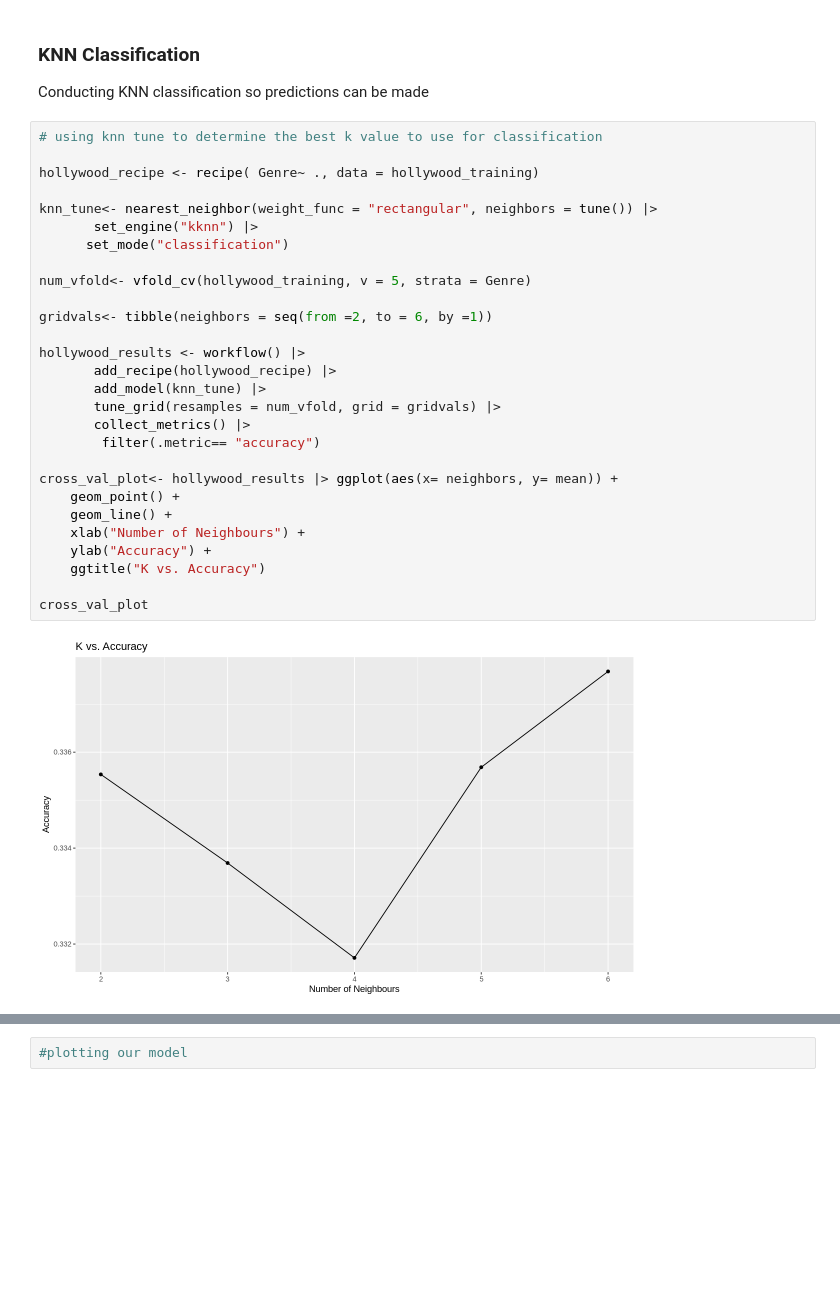
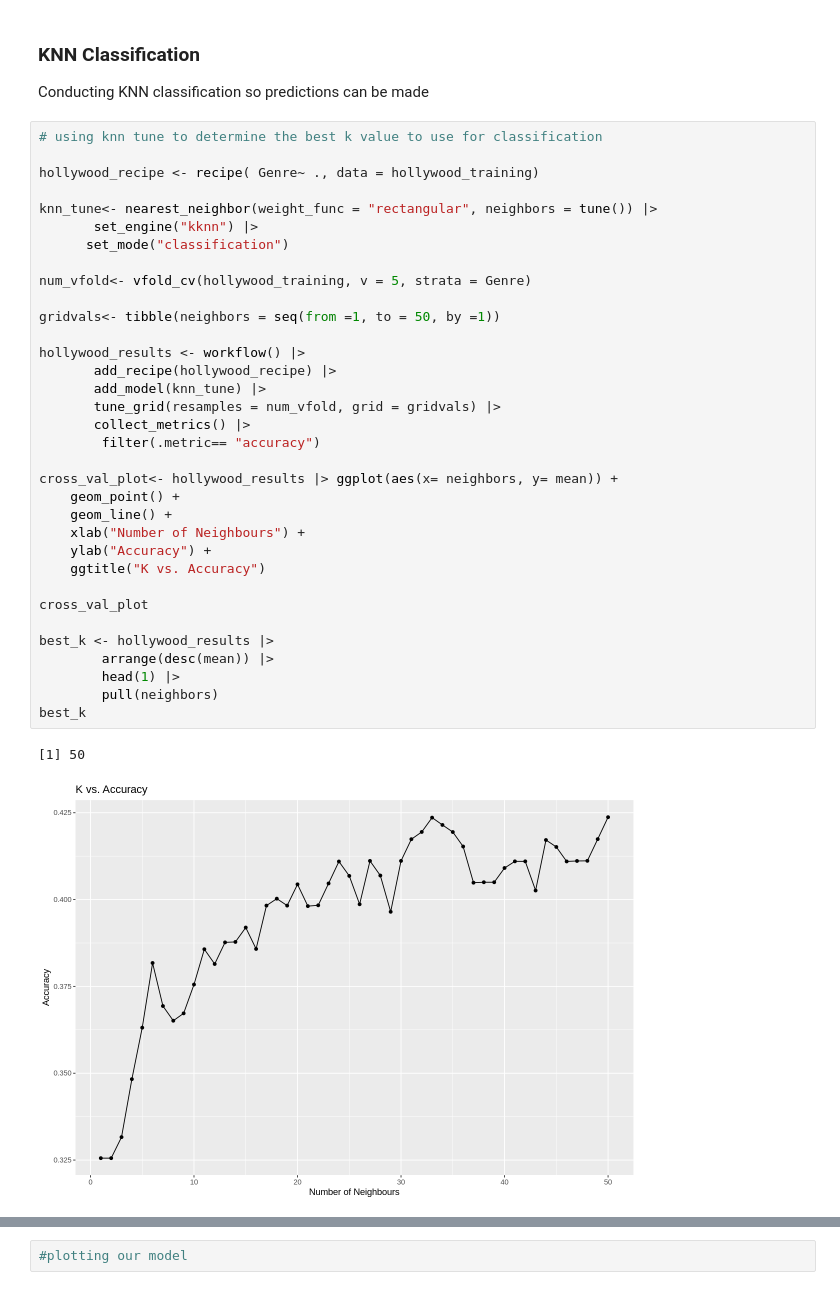
Before and after one commit to MatthewAnder/dsci-100_project_group24, a Jupyter notebook: REPORT (Group 24).ipynb, the cells around one changed output, grey strips where cells are left out. Saved outputs shown, nothing was run; the diff lists cells and outputs as text; blank space fills up the shorter version.

Commit message:
Updating KNN classification code
Still to do: make a plot showing clustering/classification with new observation

```diff
--- a/REPORT (Group 24).ipynb
+++ b/REPORT (Group 24).ipynb
@@ -211,33 +211,40 @@ Conducting KNN classification so predictions can be made
 # %%
 # using knn tune to determine the best k value to use for classification
 
 hollywood_recipe <- recipe( Genre~ ., data = hollywood_training)
 
 knn_tune<- nearest_neighbor(weight_func = "rectangular", neighbors = tune()) |>
        set_engine("kknn") |>
       set_mode("classification")
 
 num_vfold<- vfold_cv(hollywood_training, v = 5, strata = Genre)
 
-gridvals<- tibble(neighbors = seq(from =2, to = 6, by =1))
+gridvals<- tibble(neighbors = seq(from =1, to = 50, by =1))
 
 hollywood_results <- workflow() |>
        add_recipe(hollywood_recipe) |>
        add_model(knn_tune) |>
        tune_grid(resamples = num_vfold, grid = gridvals) |>
        collect_metrics() |>
         filter(.metric== "accuracy")
 
 cross_val_plot<- hollywood_results |> ggplot(aes(x= neighbors, y= mean)) +
     geom_point() +
     geom_line() +
     xlab("Number of Neighbours") +
     ylab("Accuracy") +
     ggtitle("K vs. Accuracy")
 
 cross_val_plot
+
+best_k <- hollywood_results |>
+        arrange(desc(mean)) |>
+        head(1) |>
+        pull(neighbors)
+best_k
 # %% [output]
+[1] 50
-[figure, old version]
+[figure, new version]
 # %%
 #build our final model using the best k
 
```
Also changed, not shown: parts of 5 cells of this notebook.
